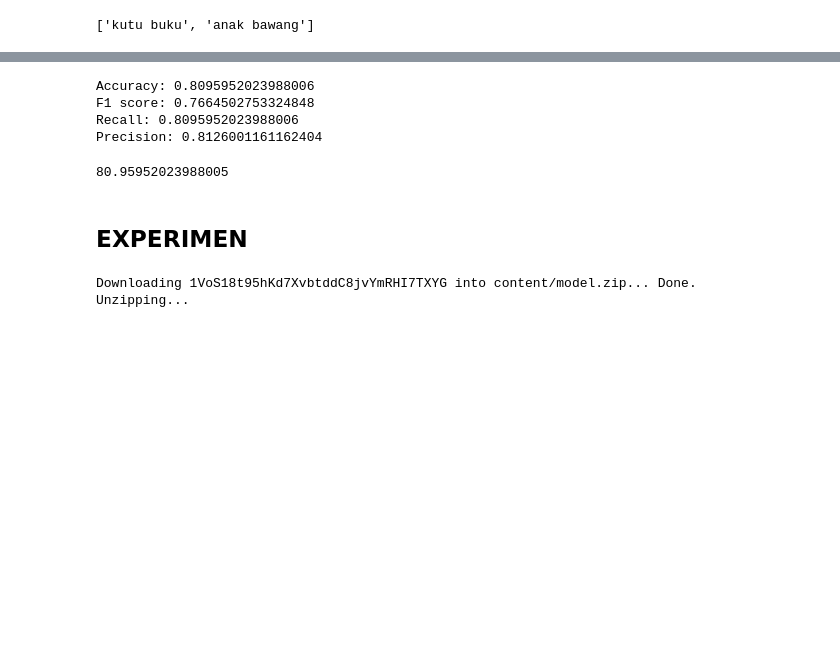
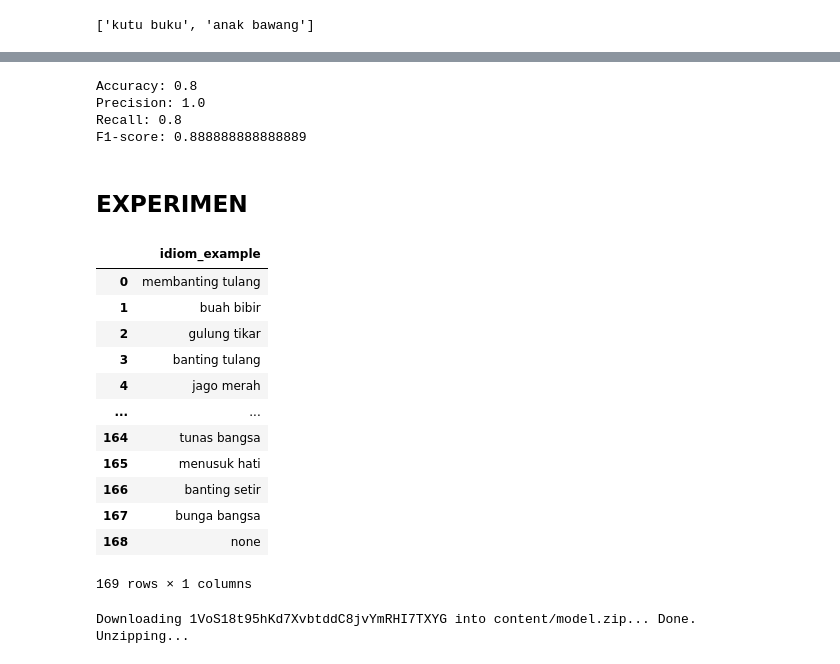
Before and after one commit to yulicahyani/Informatika-Unud-TA, a Jupyter notebook: ml/TA_IDENTIFICATION_IDIOM (1).ipynb, the cells around one changed output, grey strips where cells are left out. Drawn from its saved outputs; the diff is of its cells as text; code cells hidden in the pictures; blank space fills up the shorter version.

```diff
--- a/ml/TA_IDENTIFICATION_IDIOM (1).ipynb
+++ b/ml/TA_IDENTIFICATION_IDIOM (1).ipynb
@@ -300,12 +437,13 @@ idiom_predicted[:5]
 import warnings
 warnings.filterwarnings('ignore')
 from sklearn.metrics import precision_score, recall_score, f1_score, accuracy_score
-print('Accuracy:', accuracy_score(y, idiom_predicted))
-print('F1 score:', f1_score(y, idiom_predicted, average='weighted'))
-print('Recall:', recall_score(y, idiom_predicted, average='weighted'))
-print('Precision:', precision_score(y, idiom_predicted, average='weighted'))
+label_name = ['bukan_idiom', 'idiom']
+print('Accuracy:', accuracy_score(y_validasi, y_predicted))
+print('Precision:', precision_score(y_validasi, y_predicted))
+print('Recall:', recall_score(y_validasi, y_predicted))
+print('F1-score:', f1_score(y_validasi, y_predicted))
 # %% [output]
-Accuracy: 0.8095952023988006
-F1 score: 0.7664502753324848
-Recall: 0.8095952023988006
-Precision: 0.8126001161162404
+Accuracy: 0.8
+Precision: 1.0
+Recall: 0.8
+F1-score: 0.888888888888889
@@ -324,7 +450,20 @@ def score_accuracy(actual, predictions):
-# %%
-accuracy = score_accuracy(y, idiom_predicted)
-accuracy
-# %% [output]
-80.95952023988005
 # %% [markdown]
 ## EXPERIMEN
+# %%
+list_idiom_exmp = df['frasa idiom'].unique()
+idiom_exmp_df = pd.DataFrame(list_idiom_exmp, columns =['idiom_example'])
+idiom_exmp_df
+# %% [output]
+|  | idiom_example |
+| 0 | membanting tulang |
+| 1 | buah bibir |
+| 2 | gulung tikar |
+| 3 | banting tulang |
+| 4 | jago merah |
+| ... | ... |
+| 164 | tunas bangsa |
+| 165 | menusuk hati |
+| 166 | banting setir |
+| 167 | bunga bangsa |
+| 168 | none |
+169 rows × 1 columns
```
Also changed, not shown: parts of 23 cells of this notebook, 6 other files.
